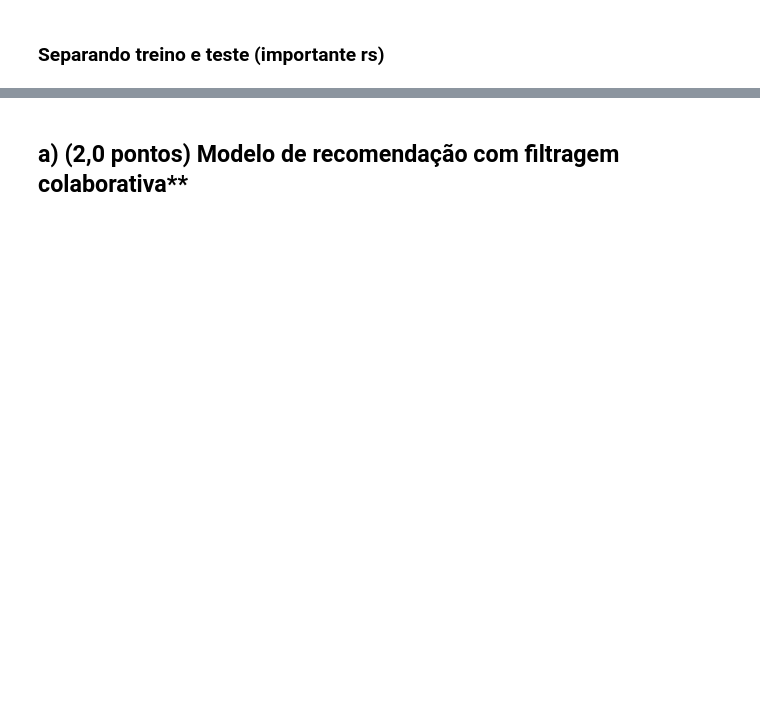
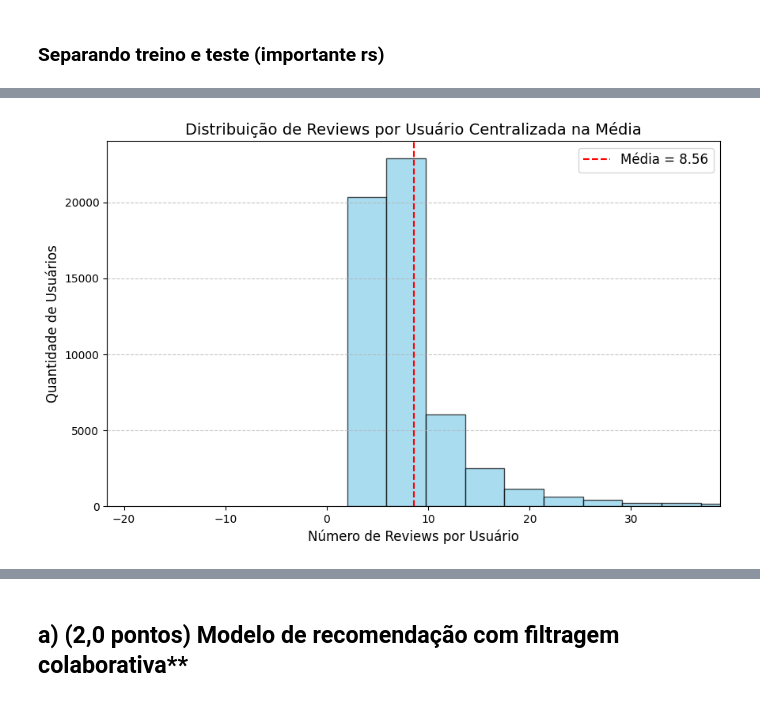
Before and after one commit to arturnovais/RecSYS---class---test, a Jupyter notebook: AMNS_MAIN.ipynb, the cells around one changed output, grey strips where cells are left out. Cells and saved outputs as stored; diff of their text form; code cells hidden in the pictures; blank space fills up the shorter version.

```diff
--- a/AMNS_MAIN.ipynb
+++ b/AMNS_MAIN.ipynb
@@ -278,15 +282,15 @@ SEGUE ABAIXO AS JUSTIFICATIVAS:
  O problema é que seria necessario segmentar o preço por tipo de produto, pois é claro que, por exemplo, um celular é muito mais caro que um jogo de video game.
  Por conta da necessidade desse tratamento mais complexo, vamos remover essa coluna.
 
- # Analisando algumas amostras, percebemos que a coluna 'feature", que adiciona alguma descrição sobre o produto, já vem junto com a coluna "category",
- # justamente por erro de extração. Quando a coluna feature está preenchida, o registro de category vem com <span> do HTMl, e logo em baixo vem o texto da feature.
- # Como achamos ela consideravelmente útil, e vamos utilizar uma abordagem de embedding, vamos apenas limpar o resto de HTML,
- # e utilizar a category como se estivesse concatenada com a feature. Considerando "description" como um excesso de informações desnecessárias sobre o produto, vamos retirar.
+ Analisando algumas amostras, percebemos que a coluna 'feature", que adiciona alguma descrição sobre o produto, já vem junto com a coluna "category", justamente por erro de extração. Quando a coluna feature está preenchida, o registro de category vem com <span> do HTMl, e logo em baixo vem o texto da feature.
+ Como achamos ela consideravelmente útil, e vamos utilizar uma abordagem de embedding, vamos apenas limpar o resto de HTML, e utilizar a category como se estivesse concatenada com a feature. Considerando "description" como um excesso de informações desnecessárias sobre o produto, vamos retirar.
+
+ A coluna rank poderia ser útil a primeiro momento, visto que poderia ser utilizado algum tipo ponderação na recomendação considerando a popularidade do produto. No entanto, o rank atualiza periodicamente, e não sabemos se todos os produtos foram extraídos no mesmo momento, onde o rank estava coerente para todos. Além disso, é mais complicado fazer esse tipo de ponderação quando temos diferentes ranks para diferentes categorias. Por isso, vamos retirar essa coluna.
  '''
 
 df_metadata = metadata_df.copy()
 
-df_metadata = df_metadata[['title', 'asin', 'category', 'brand', 'rank']]
+df_metadata = df_metadata[['title', 'asin', 'category', 'brand']]
 # %%
 df_metadata.head()
 # %% [output]
@@ -497,0 +486,26 @@ Tamanho do conjunto de teste: 94548
+# %%
+df_ordenado = df_final.sort_values(by=['unixReviewTime'])
+# %%
+import matplotlib.pyplot as plt
+import numpy as np
+
+reviews_per_user = df_ordenado['reviewerID'].value_counts()
+
+mean_reviews = reviews_per_user.mean()
+
+plt.figure(figsize=(10, 6))
+plt.hist(reviews_per_user, bins=200, edgecolor='black', color='skyblue', alpha=0.7)
+plt.axvline(mean_reviews, color='red', linestyle='--', label=f'Média = {mean_reviews:.2f}')
+
+# A ideia é centralizar na média para ficar mais bonito o gráfico
+plt.xlim(mean_reviews - 3 * reviews_per_user.std(), mean_reviews + 3 * reviews_per_user.std())
+
+plt.title('Distribuição de Reviews por Usuário Centralizada na Média', fontsize=14)
+plt.xlabel('Número de Reviews por Usuário', fontsize=12)
+plt.ylabel('Quantidade de Usuários', fontsize=12)
+plt.legend(fontsize=12)
+plt.grid(axis='y', linestyle='--', alpha=0.7)
+
+plt.show()
+# %% [output]
+[figure, added]
```
Also changed, not shown: parts of 32 cells of this notebook.
